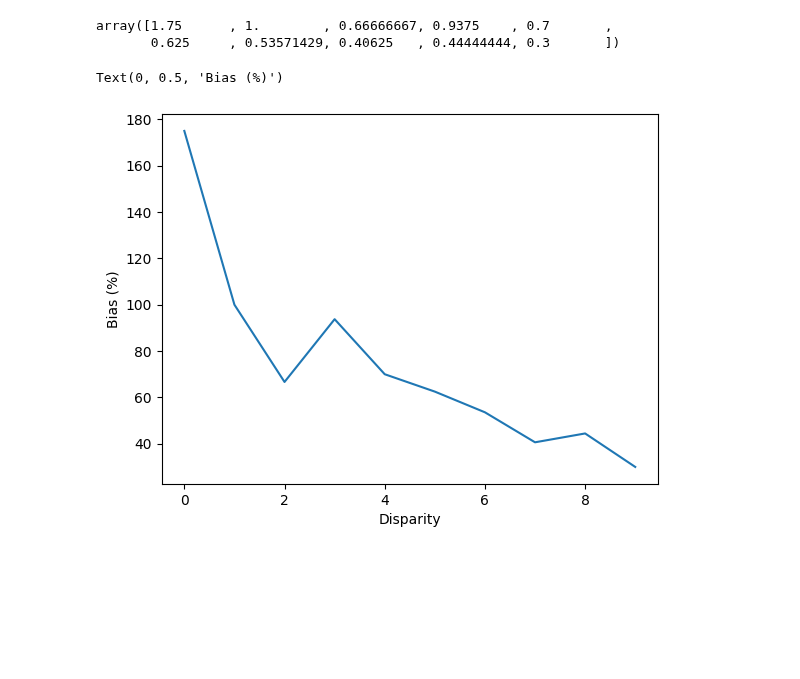
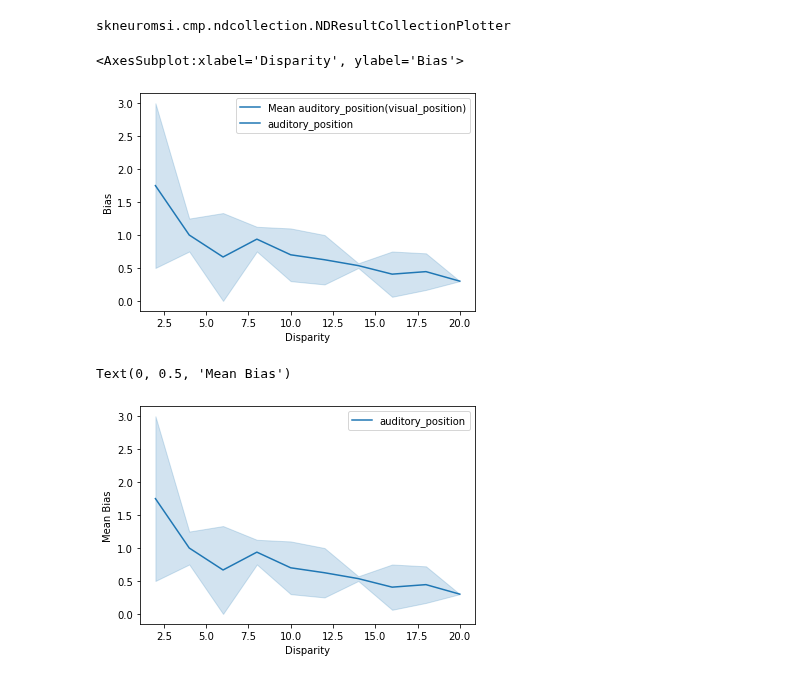
Before and after one commit to renatoparedes/scikit-neuromsi, a Jupyter notebook: Untitled1.ipynb, the cells around one changed output. Cells and saved outputs as stored; diff of their text form; code cells hidden in the pictures; blank space fills up the shorter version.

```diff
--- a/Untitled1.ipynb
+++ b/Untitled1.ipynb
@@ -32,23 +32,71 @@ rep = ParameterSweep(
 )
 
 res = rep.run(noise=True, visual_position=50)
+# %%
+type(res.plot)
+# %% [output]
+skneuromsi.cmp.ndcollection.NDResultCollectionPlotter
 # %%
-bias = res.bias(influence_parameter="visual_position")
-causes = res.unity_report()
+import seaborn as sns
+
+def bias(
+        self,
+        influence_parameter,
+        *,
+        changing_parameter=None,
+        dim=None,
+        mode=None,
+        show_progress=True,
+        ax=None,
+        **kws,
+    ):
+        the_bias = self._nd_collection.bias(
+            influence_parameter=influence_parameter,
+            changing_parameter=changing_parameter,
+            dim=dim,
+            mode=mode,
+            show_progress=show_progress,
+        )
+
+        legend = kws.get("legend", True)
+
+        kws.setdefault("estimator", "mean")
+
+        changing_parameter, influence_parameter, _ = the_bias.columns[0]
+        estimator = kws["estimator"].title()
+
+        kws.setdefault(
+            "label", f"{estimator} {changing_parameter}({influence_parameter})"
+        )
+
+        ax = sns.lineplot(data=the_bias, ax=ax, legend=False, **kws)
+
+        if legend:
+            ax.legend()
+        ax.set_ylabel("Bias")
+
+        return ax
+
+
+type(res.plot).bias = bias
+
+res.plot.bias(influence_parameter="visual_position", show_progress=False)
+# %% [output]
+<AxesSubplot:xlabel='Disparity', ylabel='Bias'>
+[figure, added]
-# %%
-bias.reshape(10, 2).mean(axis=1)
-# %% [output]
-array([1.75      , 1.        , 0.66666667, 0.9375    , 0.7       ,
-       0.625     , 0.53571429, 0.40625   , 0.44444444, 0.3       ])
+# %%
+bias = res.bias("visual_position")
 # %%
 import seaborn as sns
 import matplotlib.pyplot as plt
 
-sns.lineplot(bias.reshape(10, 2).mean(axis=1) * 100)
-plt.xlabel(
-    "Disparity"
-)  # Sería chévere que en el X axis salga el Disparity tal como sale en el Unity Report.
-plt.ylabel("Bias (%)")
+#changing_parameter, influence_parameter, bias = mbias.columns[0]
+
+
+ax = sns.lineplot(data=bias, estimator="mean")
+
+ax.legend()
+ax.set_ylabel("Mean Bias")
 # %% [output]
-Text(0, 0.5, 'Bias (%)')
+Text(0, 0.5, 'Mean Bias')
-[figure, old version]
+[figure, new version]
```
Also changed, not shown: parts of 1 cell of this notebook, 1 other file.
